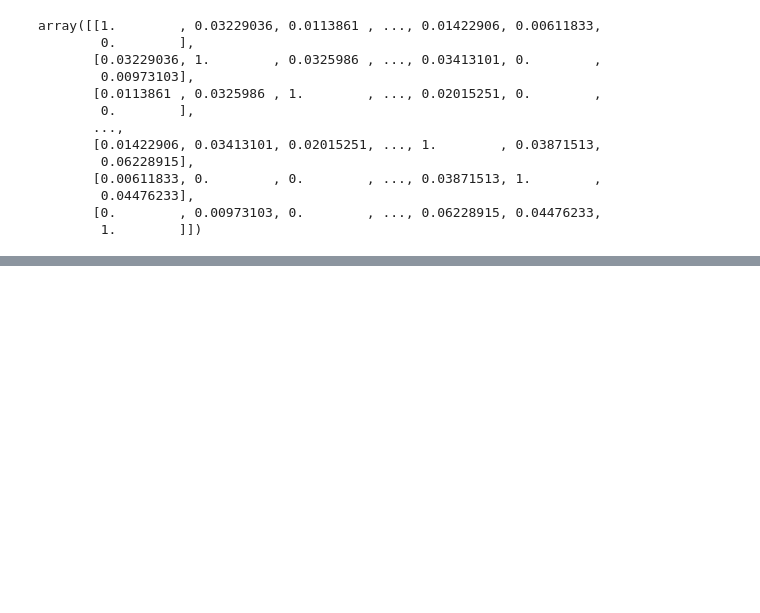
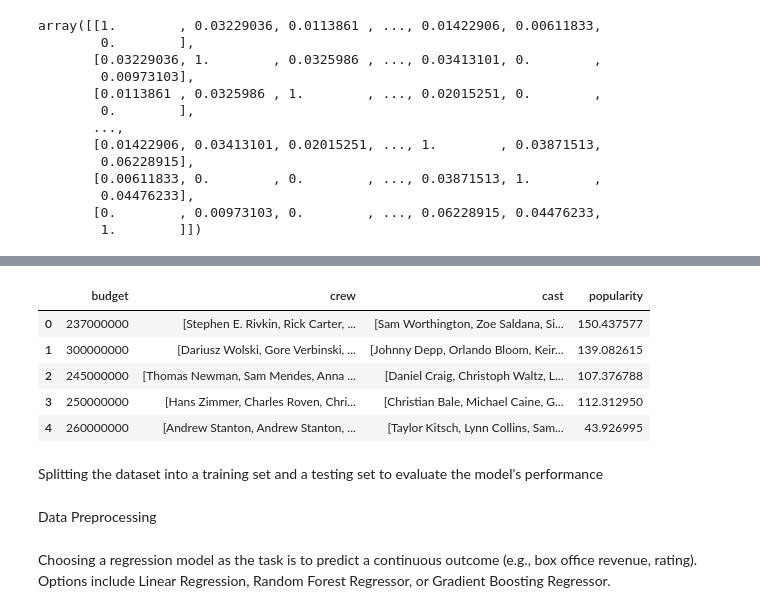
Before and after one commit to uzair-7886/recommendation-system, a Jupyter notebook: recommendation.ipynb, the cells around one changed output, grey strips where cells are left out. Drawn from its saved outputs; the diff is of its cells as text; code cells hidden in the pictures; blank space fills up the shorter version.

```diff
--- a/recommendation.ipynb
+++ b/recommendation.ipynb
@@ -171,0 +197,5 @@ recommend("Avatar")
+# %%
+
+credits_df=credits_df.rename(columns={'movie_id':'id'})
+movies_df=movies_df.merge(credits_df,on='id')
+movies_df.head()
@@ -171,0 +240,7 @@ recommend("Avatar")
+# %%
+selected_features = ['budget', 'crew', 'cast','popularity']
+X = movies_df[selected_features]
+y = movies_df['revenue']
+# %%
+X['crew']=X['crew'].apply(convert)
+X['cast']=X['cast'].apply(convert)
@@ -171,0 +258,11 @@ recommend("Avatar")
+# %%
+X.head()
+# %% [output]
+|  | budget | crew | cast | popularity |
+| 0 | 237000000 | [Stephen E. Rivkin, Rick Carter, ... | [Sam Worthington, Zoe Saldana, Si... | 150.437577 |
+| 1 | 300000000 | [Dariusz Wolski, Gore Verbinski, ... | [Johnny Depp, Orlando Bloom, Keir... | 139.082615 |
+| 2 | 245000000 | [Thomas Newman, Sam Mendes, Anna ... | [Daniel Craig, Christoph Waltz, L... | 107.376788 |
+| 3 | 250000000 | [Hans Zimmer, Charles Roven, Chri... | [Christian Bale, Michael Caine, G... | 112.312950 |
+| 4 | 260000000 | [Andrew Stanton, Andrew Stanton, ... | [Taylor Kitsch, Lynn Collins, Sam... | 43.926995 |
+# %% [markdown]
+Splitting the dataset into a training set and a testing set to evaluate the model's performance
@@ -171,0 +271,2 @@ recommend("Avatar")
+# %% [markdown]
+Data Preprocessing
@@ -171,0 +296,2 @@ recommend("Avatar")
+# %% [markdown]
+Choosing a regression model as the task is to predict a continuous outcome (e.g., box office revenue, rating). Options include Linear Regression, Random Forest Regressor, or Gradient Boosting Regressor.
```
Also changed, not shown: parts of 15 cells of this notebook.
